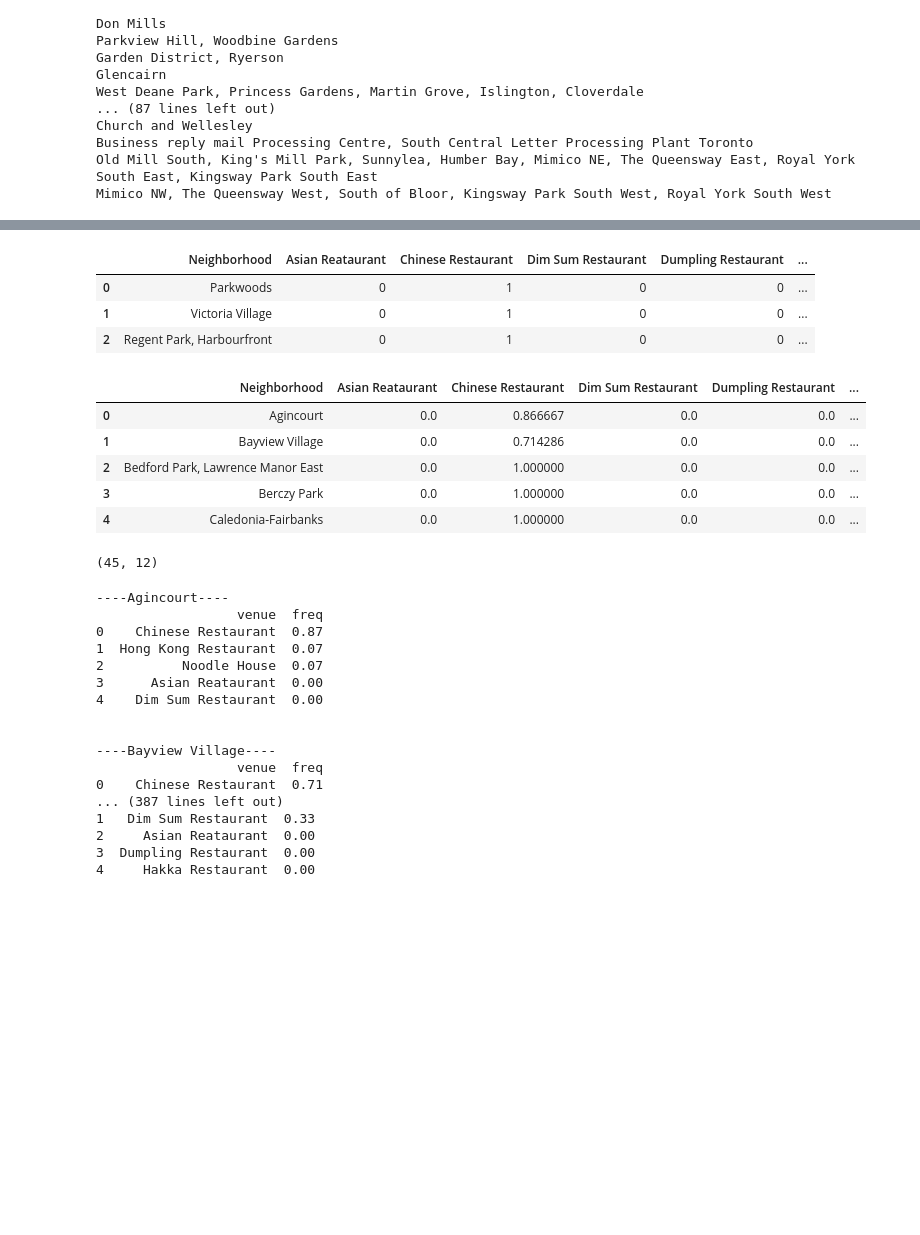
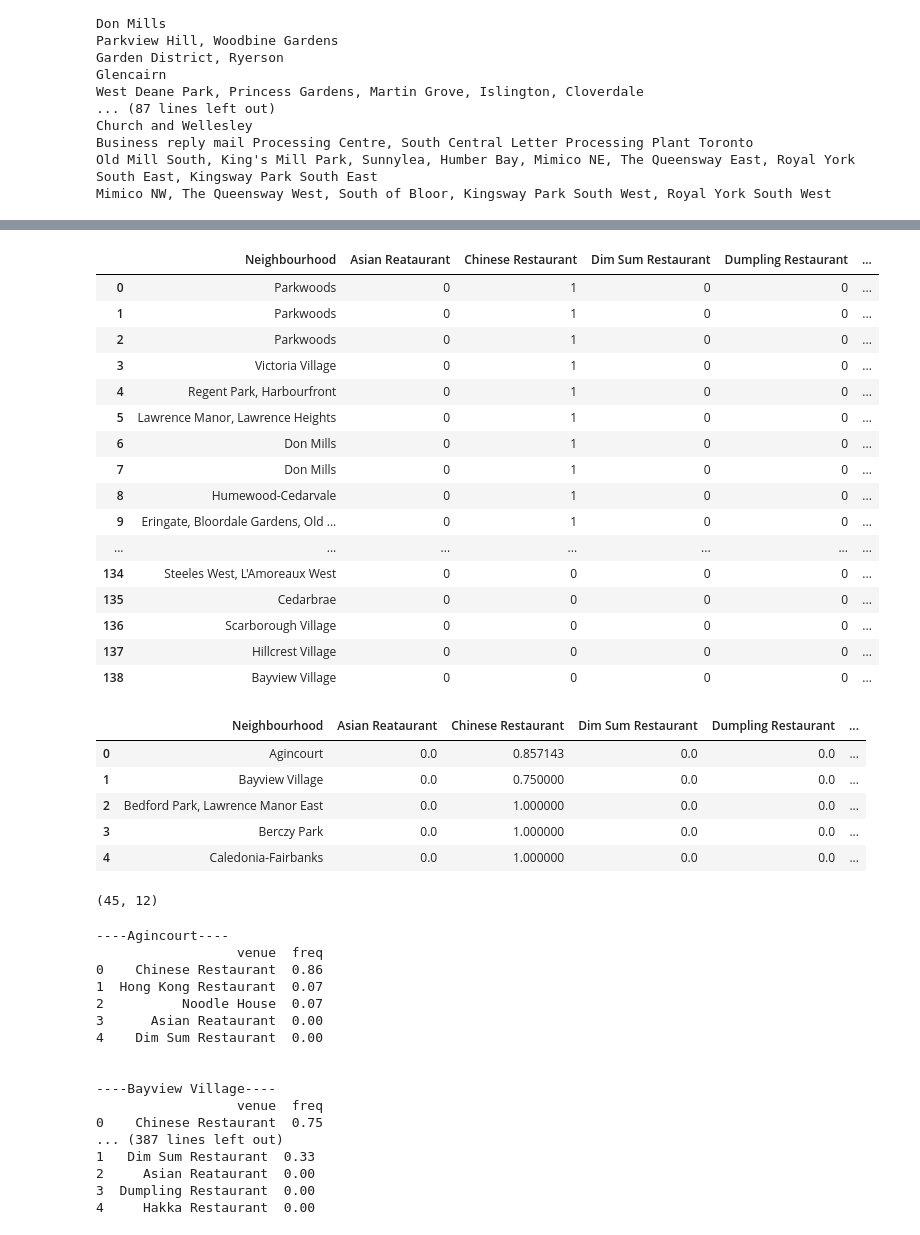
Before and after one commit to huiyi-see/Coursera_Capstone, a Jupyter notebook: Capstone_Project2.ipynb, the cells around one changed output, grey strips where cells are left out. Saved outputs shown, nothing was run; the diff lists cells and outputs as text; code cells hidden in the pictures; blank space fills up the shorter version.

```diff
--- a/Capstone_Project2.ipynb
+++ b/Capstone_Project2.ipynb
@@ -309,7 +254,7 @@ CLIENT_SECRET:44OFWBAGAXTB01GUTMZMDOOKFDSVPVE1TNH1QDUIXVMX4JUA
 # %%
 LIMIT = 100 # limit of number of venues returned by Foursquare API
 
-radius = 2000 # define radius
+radius = 1000 # define radius
 
 def getNearbyVenues(names, latitudes, longitudes, radius=2000):
 
@@ -341,7 +286,7 @@ def getNearbyVenues(names, latitudes, longitudes, radius=2000):
             v['venue']['categories'][0]['name']) for v in results])
 
     nearby_venues = pd.DataFrame([item for venue_list in venues_list for item in venue_list])
-    nearby_venues.columns = ['Neighborhood',
+    nearby_venues.columns = ['Neighbourhood',
                   'Neighborhood Latitude',
                   'Neighborhood Longitude',
                   'Venue',
@@ -468,32 +412,43 @@ new_df.groupby('Neighborhood').count()
 # %%
 # one hot encoding
 TO_onehot = pd.get_dummies(new_df[['Venue Category']], prefix="", prefix_sep="")
 
 # add neighborhood column back to dataframe
-TO_onehot['Neighborhood'] = new_df['Neighborhood']
-
+TO_onehot['Neighbourhood'] = new_df['Neighbourhood']
 
 # move neighborhood column to the first column
 fixed_columns = [TO_onehot.columns[-1]] + list(TO_onehot.columns[:-1])
 TO_onehot = TO_onehot[fixed_columns]
 
-TO_onehot.head().drop_duplicates().reset_index(drop=True)
+TO_onehot
 # %% [output]
-|  | Neighborhood | Asian Reataurant | Chinese Restaurant | Dim Sum Restaurant | Dumpling Restaurant | ... |
+|  | Neighbourhood | Asian Reataurant | Chinese Restaurant | Dim Sum Restaurant | Dumpling Restaurant | ... |
 | 0 | Parkwoods | 0 | 1 | 0 | 0 | ... |
-| 1 | Victoria Village | 0 | 1 | 0 | 0 | ... |
-| 2 | Regent Park, Harbourfront | 0 | 1 | 0 | 0 | ... |
+| 1 | Parkwoods | 0 | 1 | 0 | 0 | ... |
+| 2 | Parkwoods | 0 | 1 | 0 | 0 | ... |
+| 3 | Victoria Village | 0 | 1 | 0 | 0 | ... |
+| 4 | Regent Park, Harbourfront | 0 | 1 | 0 | 0 | ... |
+| 5 | Lawrence Manor, Lawrence Heights | 0 | 1 | 0 | 0 | ... |
+| 6 | Don Mills | 0 | 1 | 0 | 0 | ... |
+| 7 | Don Mills | 0 | 1 | 0 | 0 | ... |
+| 8 | Humewood-Cedarvale | 0 | 1 | 0 | 0 | ... |
+| 9 | Eringate, Bloordale Gardens, Old ... | 0 | 1 | 0 | 0 | ... |
+| ... | ... | ... | ... | ... | ... | ... |
+| 134 | Steeles West, L'Amoreaux West | 0 | 0 | 0 | 0 | ... |
+| 135 | Cedarbrae | 0 | 0 | 0 | 0 | ... |
+| 136 | Scarborough Village | 0 | 0 | 0 | 0 | ... |
+| 137 | Hillcrest Village | 0 | 0 | 0 | 0 | ... |
+| 138 | Bayview Village | 0 | 0 | 0 | 0 | ... |
 # %%
 #Analyze all the neighbourhood
 
-grouped_dt = TO_onehot.groupby('Neighborhood').mean().reset_index()
-
+grouped_dt = TO_onehot.groupby('Neighbourhood').mean().reset_index()
 
 grouped_dt.head()
 # %% [output]
-|  | Neighborhood | Asian Reataurant | Chinese Restaurant | Dim Sum Restaurant | Dumpling Restaurant | ... |
-| 0 | Agincourt | 0.0 | 0.866667 | 0.0 | 0.0 | ... |
-| 1 | Bayview Village | 0.0 | 0.714286 | 0.0 | 0.0 | ... |
+|  | Neighbourhood | Asian Reataurant | Chinese Restaurant | Dim Sum Restaurant | Dumpling Restaurant | ... |
+| 0 | Agincourt | 0.0 | 0.857143 | 0.0 | 0.0 | ... |
+| 1 | Bayview Village | 0.0 | 0.750000 | 0.0 | 0.0 | ... |
 | 2 | Bedford Park, Lawrence Manor East | 0.0 | 1.000000 | 0.0 | 0.0 | ... |
 | 3 | Berczy Park | 0.0 | 1.000000 | 0.0 | 0.0 | ... |
 | 4 | Caledonia-Fairbanks | 0.0 | 1.000000 | 0.0 | 0.0 | ... |
@@ -504,9 +459,9 @@ grouped_dt.shape
 # %%
 num_top_venues = 5
 
-for hood in grouped_dt['Neighborhood']:
+for hood in grouped_dt['Neighbourhood']:
     print("----"+hood+"----")
-    temp = grouped_dt[grouped_dt['Neighborhood'] == hood].T.reset_index()
+    temp = grouped_dt[grouped_dt['Neighbourhood'] == hood].T.reset_index()
     temp.columns = ['venue','freq']
     temp = temp.iloc[1:]
     temp['freq'] = temp['freq'].astype(float)
@@ -516,7 +471,7 @@ for hood in grouped_dt['Neighborhood']:
 # %% [output]
 ----Agincourt----
                   venue  freq
-0    Chinese Restaurant  0.87
+0    Chinese Restaurant  0.86
 1  Hong Kong Restaurant  0.07
 2          Noodle House  0.07
 3      Asian Reataurant  0.00
@@ -525,7 +480,7 @@ for hood in grouped_dt['Neighborhood']:
 
 ----Bayview Village----
                   venue  freq
-0    Chinese Restaurant  0.71
+0    Chinese Restaurant  0.75
 ... (387 lines left out)
 1   Dim Sum Restaurant  0.33
 2     Asian Reataurant  0.00
```
Also changed, not shown: parts of 13 cells of this notebook, 1 other file.
